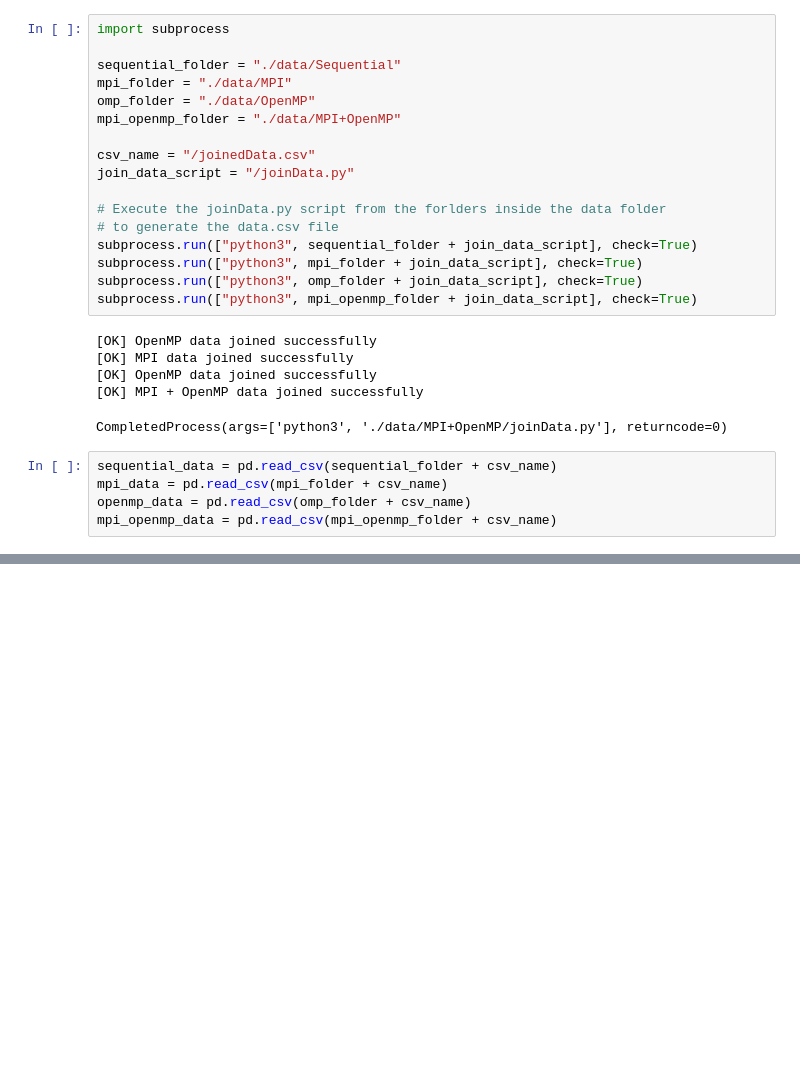
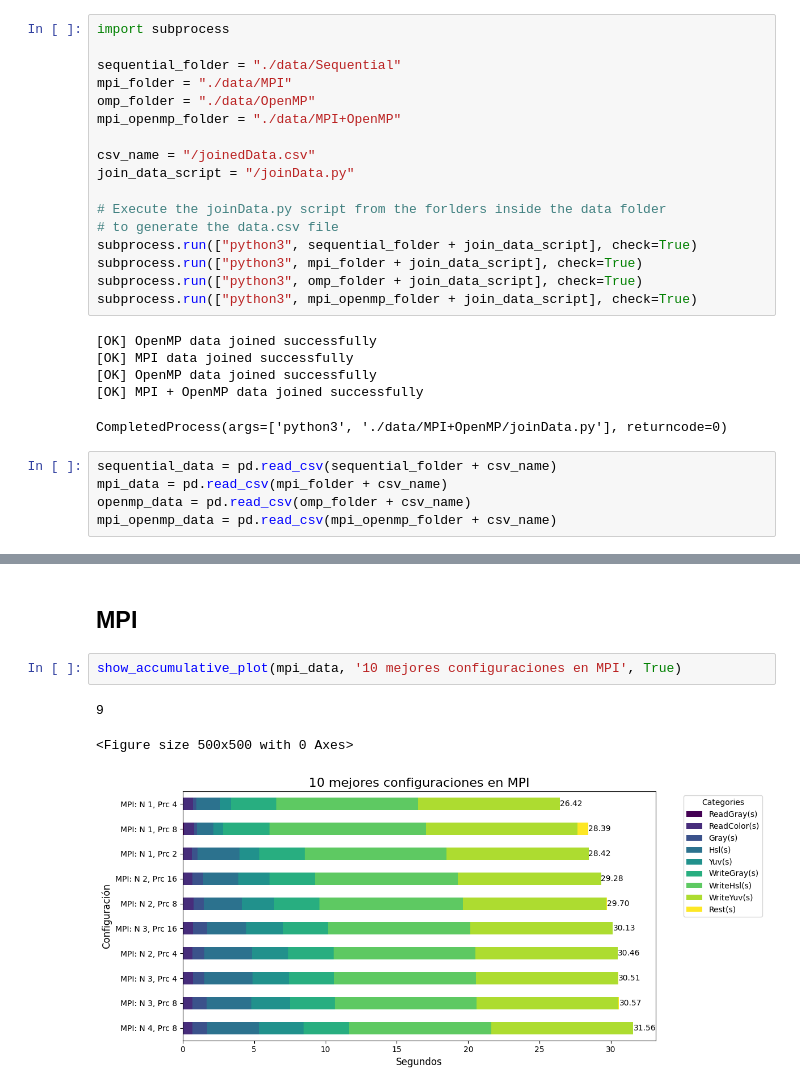
Before and after one commit to CDF51342/HPC-MPI-OpenMP, a Jupyter notebook: graphics.ipynb, the cells around one changed output, grey strips where cells are left out. Saved outputs shown, nothing was run; the diff lists cells and outputs as text; blank space fills up the shorter version.

```diff
--- a/graphics.ipynb
+++ b/graphics.ipynb
@@ -176,0 +267,8 @@ See the caveats in the documentation: https://pandas.pydata.org/pandas-docs/stab
+# %% [markdown]
+## MPI
+# %%
+show_accumulative_plot(mpi_data, '10 mejores configuraciones en MPI', True)
+# %% [output]
+9
+<Figure size 500x500 with 0 Axes>
+[figure, added]
```
Also changed, not shown: parts of 24 cells of this notebook, 24 other files.
